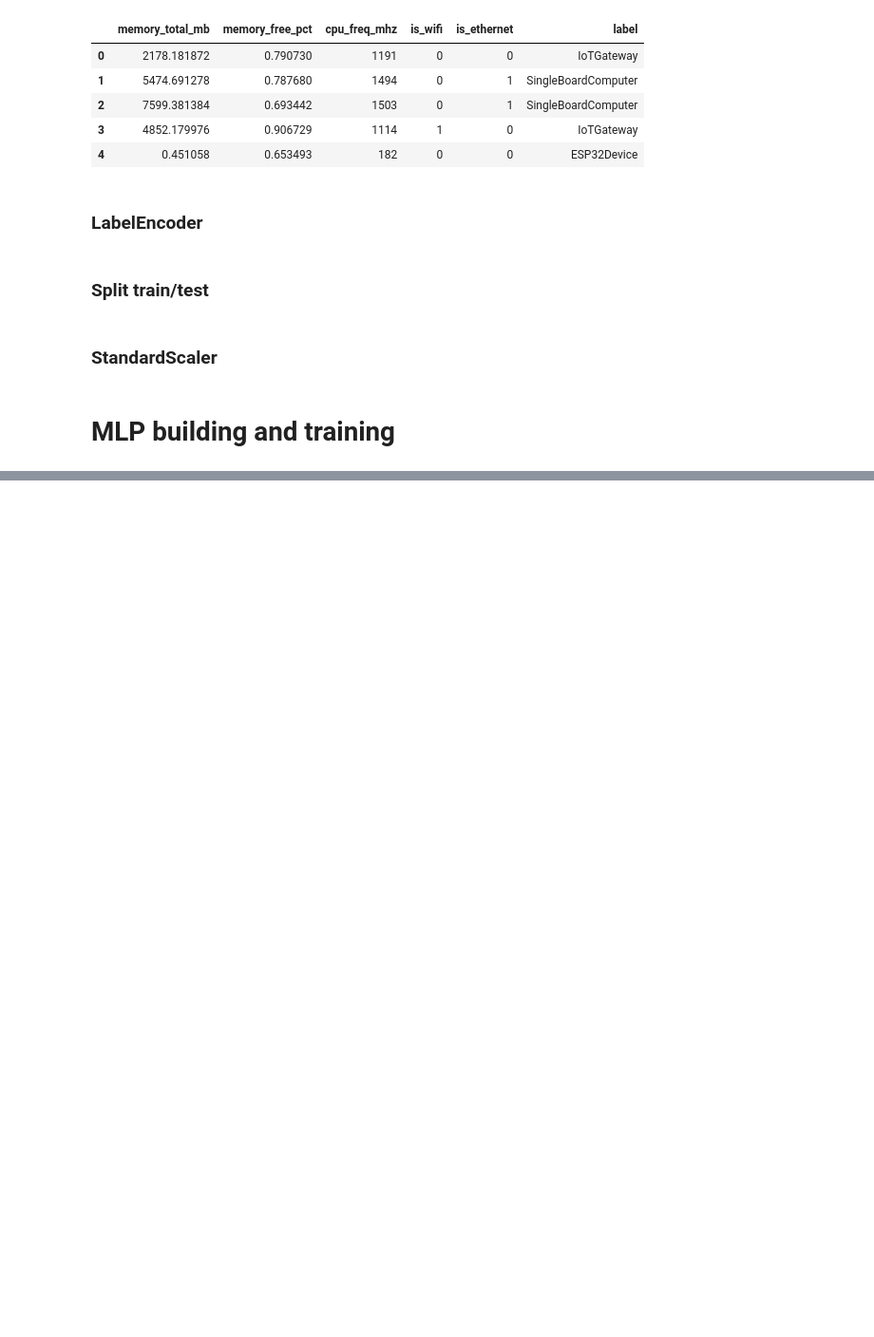
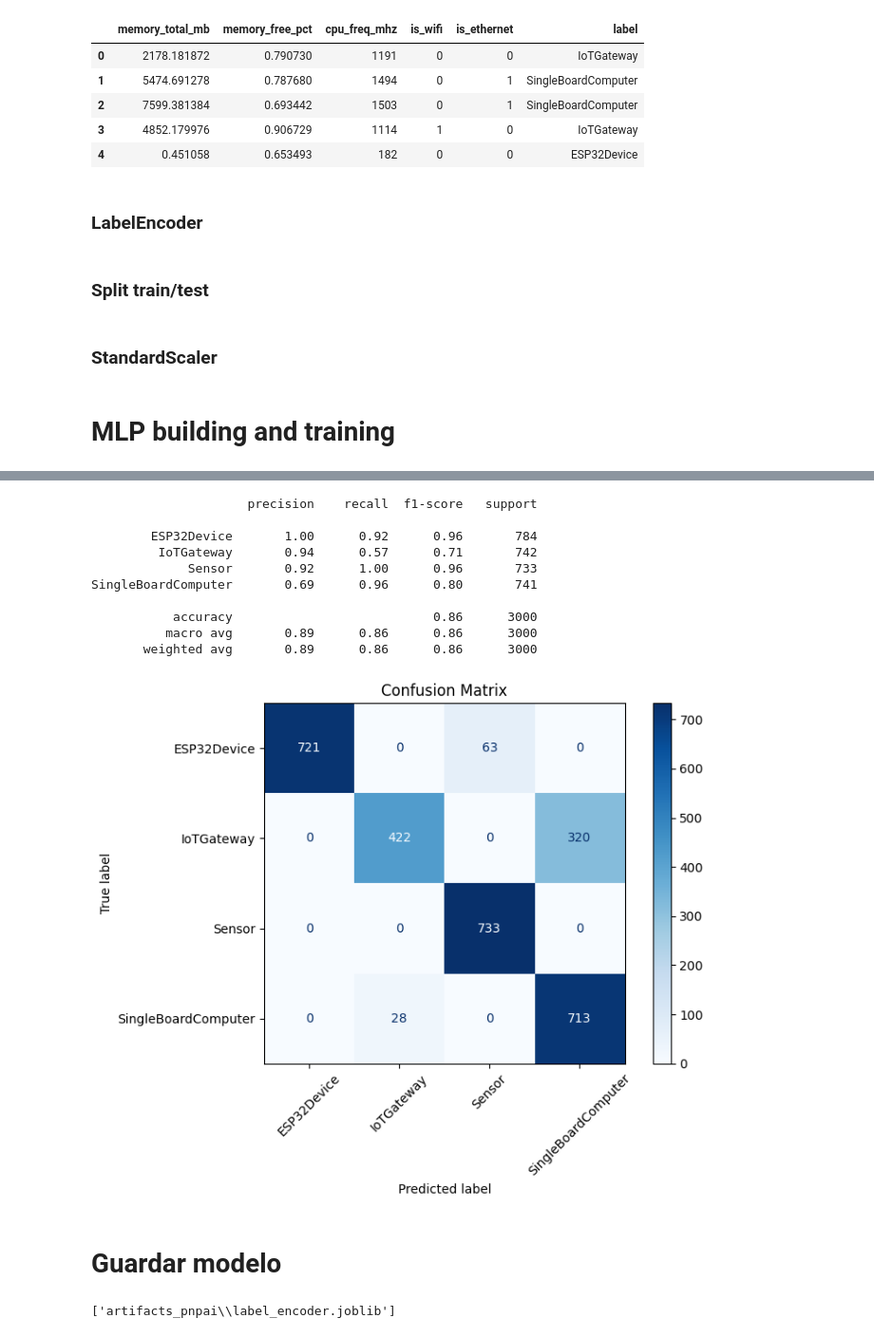
Before and after one commit to tatic2003/pnp-classifier, a Jupyter notebook: mlp_classifier.ipynb, the cells around one changed output, grey strips where cells are left out. Shown at 95% size. Drawn from its saved outputs; the diff is of its cells as text; code cells hidden in the pictures; blank space fills up the shorter version.

```diff
--- a/mlp_classifier.ipynb
+++ b/mlp_classifier.ipynb
@@ -295,0 +330,8 @@ history = model.fit(
+# %%
+import numpy as np
+test_loss, test_acc = model.evaluate(X_test_scaled, y_test, verbose=0)
+print(f"Test Loss: {test_loss:.4f}")
+print(f"Test Accuracy: {test_acc:.4f}")
+
+y_proba = model.predict(X_test_scaled)
+y_pred = np.argmax(y_proba, axis=1)
@@ -295,0 +342,38 @@ history = model.fit(
+# %%
+from sklearn.metrics import classification_report, confusion_matrix, ConfusionMatrixDisplay
+print(classification_report(y_test, y_pred, target_names=le.classes_))
+
+cm = confusion_matrix(y_test, y_pred)
+
+disp = ConfusionMatrixDisplay(confusion_matrix=cm, display_labels=le.classes_)
+fig, ax = plt.subplots(figsize=(8,6))
+disp.plot(ax=ax, values_format="d", cmap="Blues", xticks_rotation=45)
+plt.title("Confusion Matrix")
+plt.tight_layout()
+plt.show()
+# %% [output]
+                     precision    recall  f1-score   support
+
+        ESP32Device       1.00      0.92      0.96       784
+         IoTGateway       0.94      0.57      0.71       742
+             Sensor       0.92      1.00      0.96       733
+SingleBoardComputer       0.69      0.96      0.80       741
+
+           accuracy                           0.86      3000
+          macro avg       0.89      0.86      0.86      3000
+       weighted avg       0.89      0.86      0.86      3000
+[figure, added]
+# %% [markdown]
+# Guardar modelo
+# %%
+import joblib
+import os
+
+OUT_DIR = "artifacts_pnpai"
+os.makedirs(OUT_DIR, exist_ok=True)
+
+model.save(os.path.join(OUT_DIR, "mlp_classifier.keras"))
+joblib.dump(scaler, os.path.join(OUT_DIR, "scaler.joblib"))
+joblib.dump(le, os.path.join(OUT_DIR, "label_encoder.joblib"))
+# %% [output]
+['artifacts_pnpai\\label_encoder.joblib']
```
Also changed, not shown: parts of 8 cells of this notebook.
